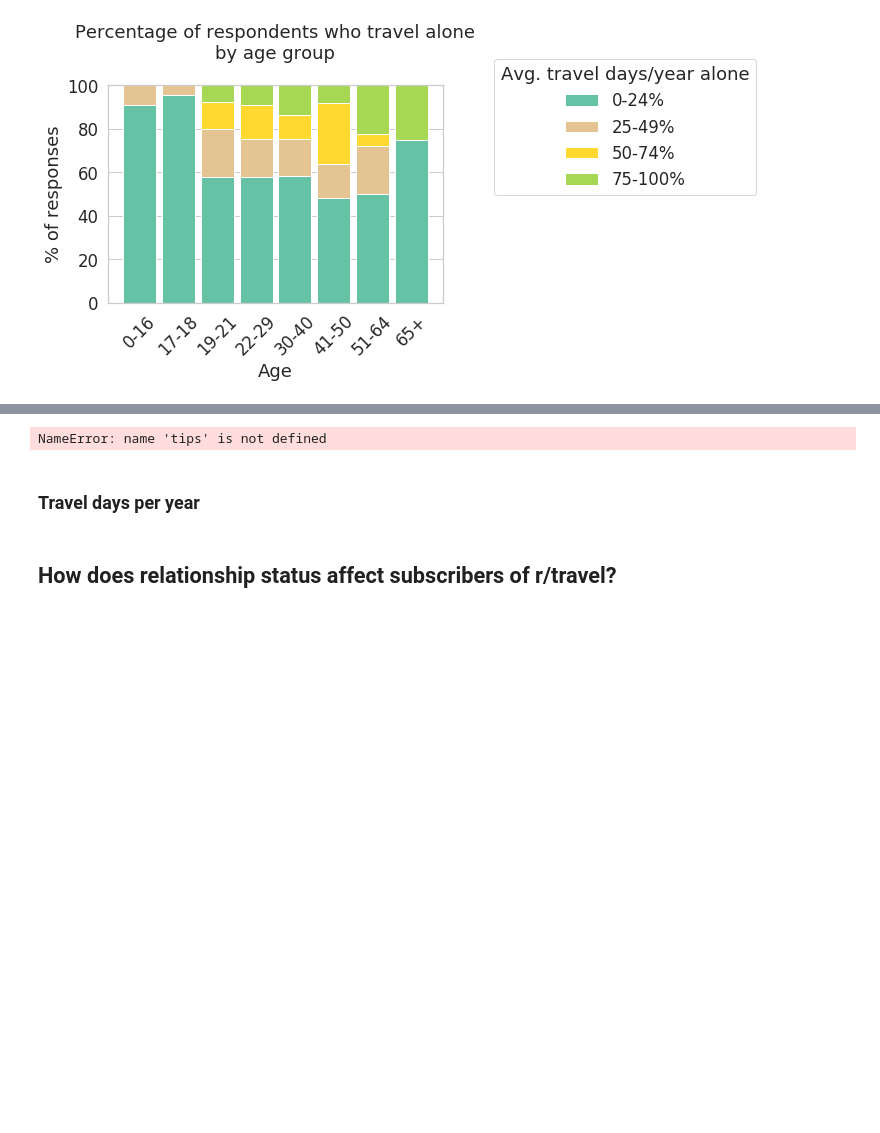
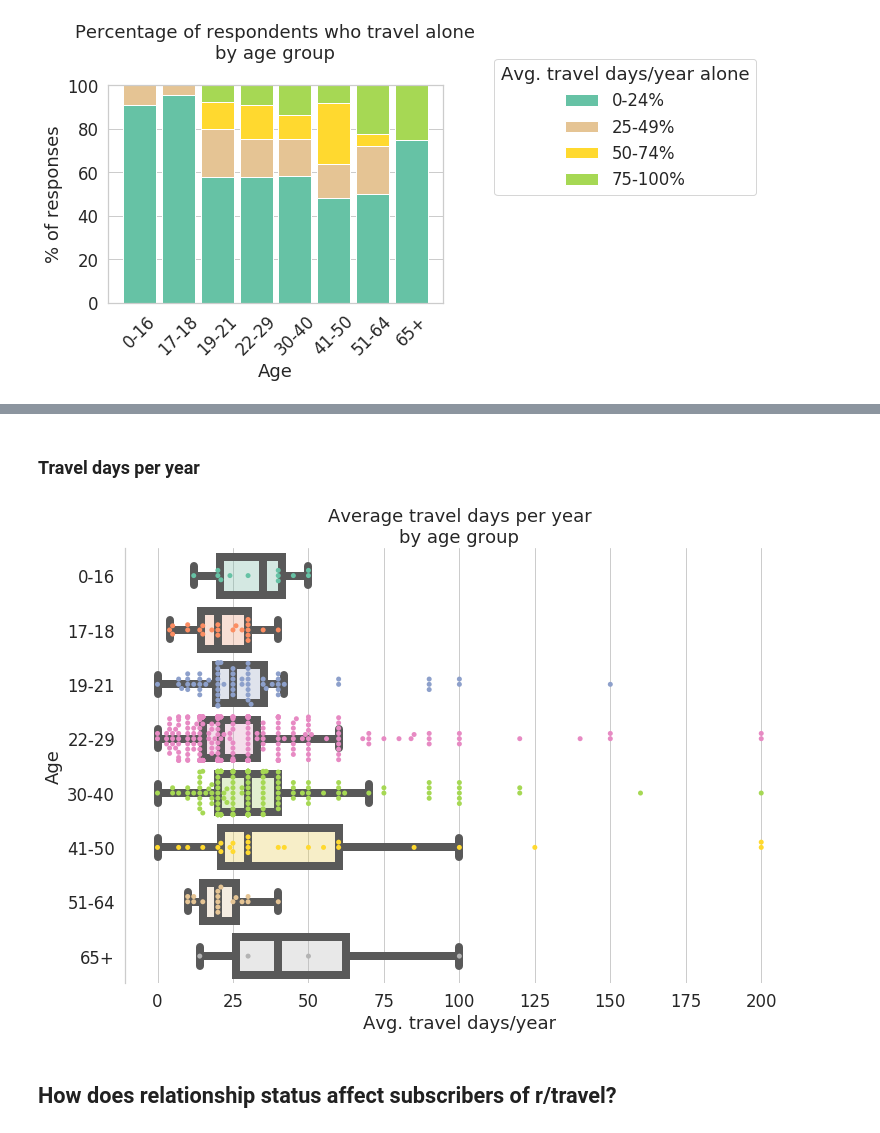
Before and after one commit to kairstenfay/data-viz, a Jupyter notebook: r-travel-data-battle.ipynb, the cells around one changed output, grey strips where cells are left out. Saved outputs shown, nothing was run; the diff lists cells and outputs as text; code cells hidden in the pictures; blank space fills up the shorter version.

```diff
--- a/r-travel-data-battle.ipynb
+++ b/r-travel-data-battle.ipynb
@@ -433,5 +409,0 @@ num_rows
-# %%
-df = df.sort_values('Age')
-temp = df[df.Age.notnull()]
-
-donut_charts(df, 'Age', 'Avg. travel days/year alone', 'Title')
@@ -447,28 +409,0 @@ donut_charts(df, 'Age', 'Avg. travel days/year alone', 'Title')
-# %%
-# create data
-size_of_groups=[12,11,3,30]
-
-x = 'smoker'
-y = 'time'
-sub_df = tips[[x, y]]
-sub_df = sub_df[(sub_df[x].notnull()) & (sub_df[y].notnull())]
-sub_df['count'] = 1
-num_groups = len(sub_df[y].unique().tolist())
-
-sub_df = sub_df.groupby([x, y], as_index=False).agg('count')
-# sub_df = sub_df.unstack(level=1)
-
-
-# Set up axes
-g = sns.FacetGrid(sub_df, col="time", row="smoker")
-# g = g.map(plt.hist, "total_bill")
-
-# Create a pieplot
-plt.pie(sub_df['count'])
-#plt.show()
-
-
-
-plt.show()
-# %% [output]
-NameError: name 'tips' is not defined
@@ -523,12 +412,13 @@ tips.head()
 # %%
 numerical_column = 'Avg. travel days/year'
 categorical_column = 'Age'
 df = df.sort_values(categorical_column)
 
 # Outlier
 sub_df = df[df[numerical_column] <= 200]
-scatterplot(sub_df, numerical_column, categorical_column, title='Average travel days per year\nby age group')
-violinplot(sub_df, numerical_column, categorical_column, title='Average travel days per year\nby age group')
+boxplots(sub_df, numerical_column, categorical_column, title='Average travel days per year\nby age group')
+# %% [output]
+[figure, added]
 # %% [markdown]
 ## How does relationship status affect subscribers of r/travel?
 # %%
```
Also changed, not shown: parts of 36 cells of this notebook.
